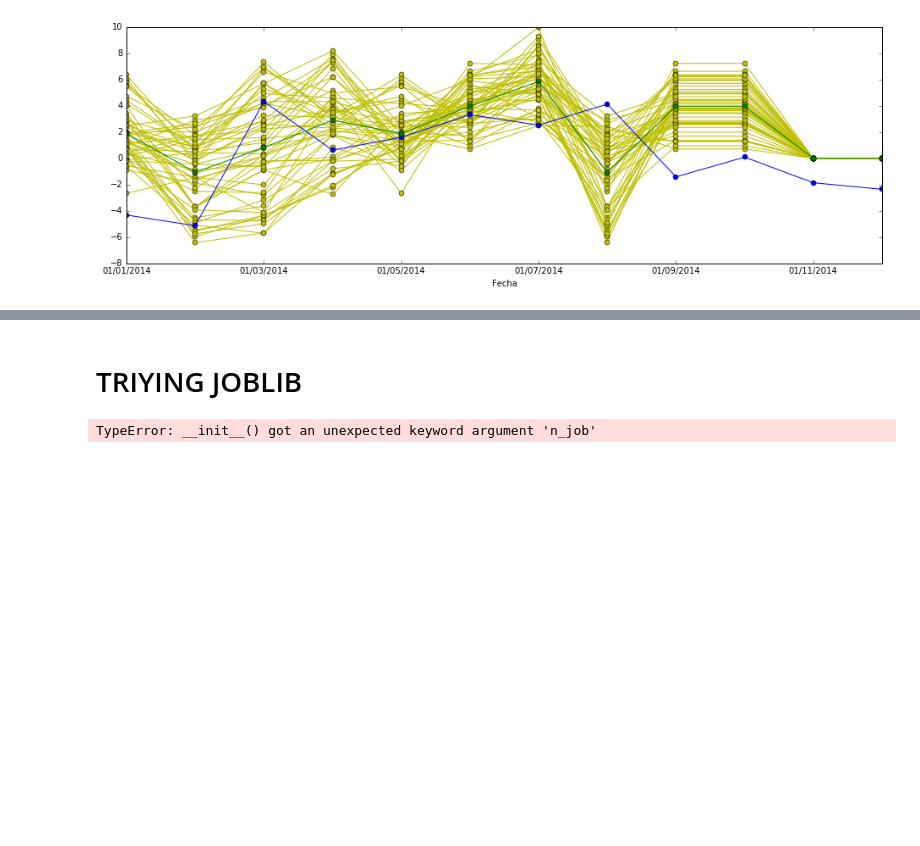
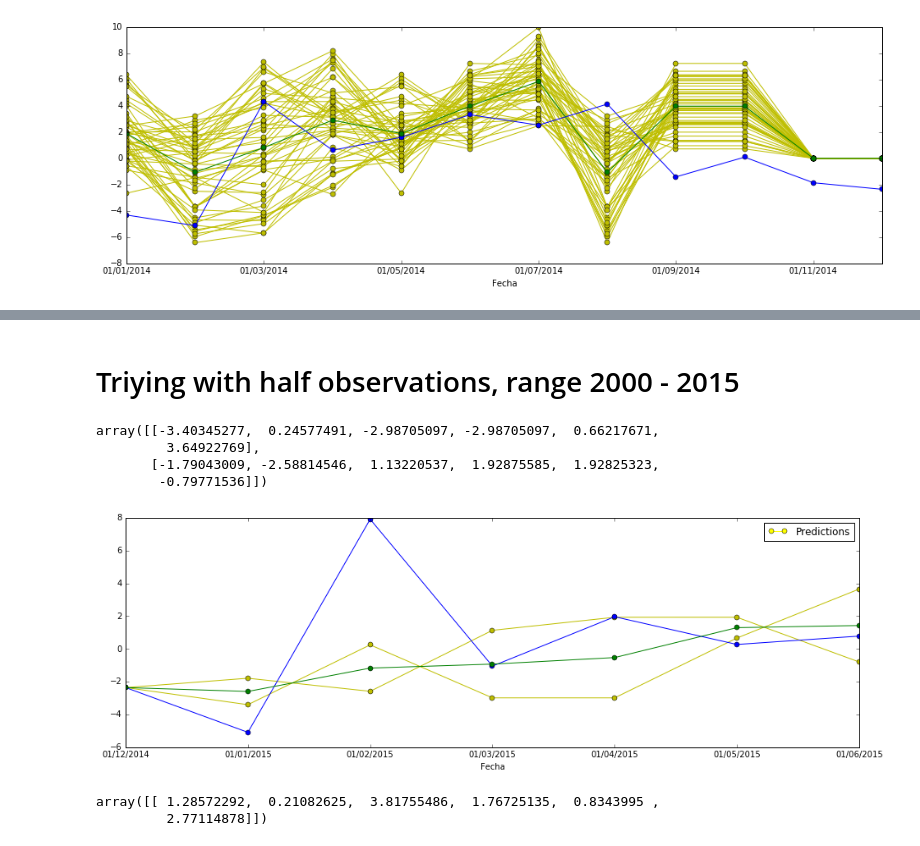
Before and after one commit to Ark93/RedNeuronal, a Jupyter notebook: FFNNv3P.ipynb, the cells around one changed output, grey strips where cells are left out. Cells and saved outputs as stored; diff of their text form; code cells hidden in the pictures; blank space fills up the shorter version.

Commit message:
Modification of plot function and test of new data

```diff
--- a/FFNNv3P.ipynb
+++ b/FFNNv3P.ipynb
@@ -165,9 +152,8 @@ def Validation(ParametersList,iterations):
             ffn = buildFFN(lags,HiddenNeurons)
             for maxE in ParametersList[2]:
                 for learnR in ParametersList[3]:
-                    trainFNN(ffn,TrainDS,learnR,maxE)
-                    sumPredictions,PredList,MSEsum = iteration_Func(ffn,ValDS,ValOutput,lags,iterations)
+                    sumPredictions,PredList,MSEsum = iteration_Func(ffn,ValDS,ValOutput,lags,learnR,maxE,iterations)
                     MSEmean = MSEsum / iterations
                     MeanPredictions = sumPredictions / iterations
                     bestMSE,bestRNA,bestPredicts,bestPredList = SolutionValidation(MeanPredictions,PredList,MSEmean,bestRNA,bestMSE,bestPredicts,bestPredList,lags,HiddenNeurons,maxE,learnR)
-    return bestRNA, MSEmean, bestPredicts, bestPredList
+    return bestRNA, MSEmean, bestPredicts, bestPredList,ValOutput
@@ -190,15 +160,35 @@ def ValidationP(ParametersList,iterations):
 # %% [markdown]
 plot Function
+# %%
+def plot_Solutions(PredictsList,Mean,TS,ValOutput):
+    fig = plt.figure()
+    TSValPredictions = TS[len(TS)-13:len(TS)-6].copy()
+    flag = True
+    for x in PredictsList:
+        TSPredictions = pd.Series(x.astype(float), index = TS.index[len(TS)-12:len(TS)-6])
+        TSValPredictions[1:] = TSPredictions.copy()
+        TSValPredictions.plot(style = 'yo-')
+    TSValOutputs = TS[len(TS)-13:len(TS)-6].copy()
+    TSValOutputs.plot(style= 'o-')
+    TSMean = pd.Series(Mean.astype(float), index = TS.index[len(TS)-12:len(TS)-6])
+    TSMeanPred = TS[len(TS)-13:len(TS)-6].copy()
+    TSMeanPred[1:] = TSMean
+    TSMeanPred.plot(style= 'o-')
+    linePred = mlines.Line2D([],[],color='yellow', marker='o',label = 'Predictions')
+    linePred = mlines.Line2D([],[],color='yellow', marker='o',label = 'Predictions')
+
+    plt.legend(handles = [linePred],loc= 1)
+    return fig
 # %%
 def plot_Solutions(PredictsList,Mean,TS,ValOutput):
     fig = plt.figure()
     for x in PredictsList:
-        TSValPredictions = pd.Series(x.astype(float), index = TS.index[len(TS)-24:len(TS)-12])
+        TSValPredictions = pd.Series(x.astype(float), index = TS.index[len(TS)-13:len(TS)-6])
         TSValPredictions.plot(style = 'yo-')
-        TSValOutputs = pd.Series(ValOutput, index = TS.index[len(TS)-24:len(TS)-12])
-        TSValOutputs.plot(style= 'o-', label = "True Values")
-        TSMeanPred = pd.Series(Mean.astype(float), index = TS.index[len(TS)-24:len(TS)-12])
-        TSMeanPred.plot(style= 'o-', label = "Predict Values")
+    TSValOutputs = pd.Series(ValOutput, index = TS.index[len(TS)-13:len(TS)-6])
+    TSValOutputs.plot(style= 'o-', label = "True Values")
+    TSMeanPred = pd.Series(Mean.astype(float), index = TS.index[len(TS)-13:len(TS)-6])
+    TSMeanPred.plot(style= 'o-', label = "Predict Values")
     plt.legend()
     return fig
 # %%
@@ -264,8 +242,15 @@ rna,mean,pred,list = ValidationP(ParametersList,1)
-# %% [markdown]
-# TRIYING JOBLIB
-# %%
-from math import sqrt
-
-if __name__ == '__main__':Parallel(n_job=1)(delayed(sqrt)(i**2) for i in range (10))
-# %% [output]
-TypeError: __init__() got an unexpected keyword argument 'n_job'
+# %% [markdown]
+# Triying with half observations, range 2000 - 2015
+# %%
+rna,mean,pred,listP,valo = Validation(ParametersList,2)
+# %%
+listP
+# %% [output]
+array([[-3.40345277,  0.24577491, -2.98705097, -2.98705097,  0.66217671,
+         3.64922769],
+       [-1.79043009, -2.58814546,  1.13220537,  1.92875585,  1.92825323,
+        -0.79771536]])
+# %%
+fig = plot_Solutions(listP,pred[0],TS,valo)
+# %% [output]
+[figure, added]
@@ -271,0 +263,5 @@ TypeError: __init__() got an unexpected keyword argument 'n_job'
+# %%
+PredList
+# %% [output]
+array([[ 1.28572292,  0.21082625,  3.81755486,  1.76725135,  0.8343995 ,
+         2.77114878]])
```
Also changed, not shown: parts of 23 cells of this notebook, 1 other file.
